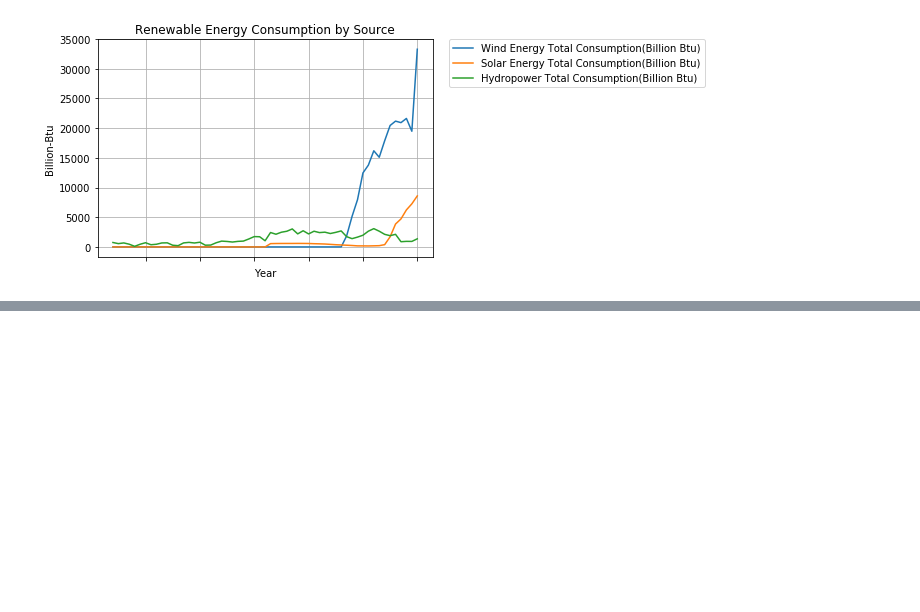
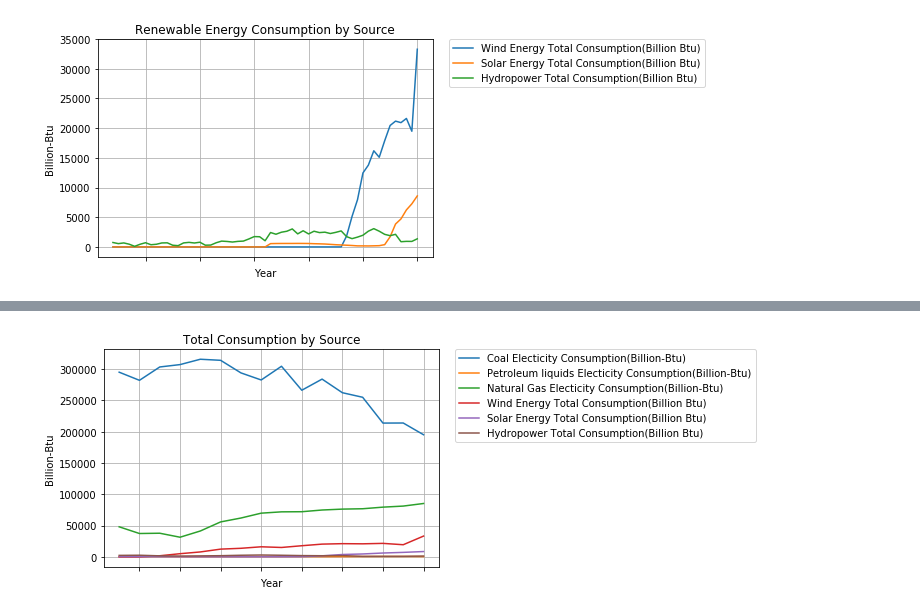
Before and after one commit to MTRaley52/Project_1, a Jupyter notebook: CleanenergyFile.ipynb, the cells around one changed output, grey strips where cells are left out. Saved outputs shown, nothing was run; the diff lists cells and outputs as text; code cells hidden in the pictures; blank space fills up the shorter version.

Commit message:
totals

```diff
--- a/CleanenergyFile.ipynb
+++ b/CleanenergyFile.ipynb
@@ -594,3 +594,7 @@ plt.grid(True)
 plt.show()
 # %% [output]
 [figure]
+# %%
+All_Consumption_data=[Coal_Electicity_Consu_df,Petroleum_Electicity_Consu_df,Natural_Gas_Consu_df,WC_df,SC_df,HP_df]
+Total_Consumption_table=reduce(lambda left,right: pd.merge(left,right,on='Year'), All_Consumption_data)
+Total_Consumption_table.head()
@@ -596,0 +608,10 @@ plt.show()
+# %%
+Total_Consumption_table.plot("Year",)
+plt.gca().invert_xaxis() #invert axes
+plt.legend(bbox_to_anchor=(1.05, 1), loc=2, borderaxespad=0.)
+plt.ylabel('Billion-Btu')
+plt.title('Total Consumption by Source')
+plt.grid(True)
+plt.show()
+# %% [output]
+[figure, added]
```
Also changed, not shown: parts of 2 cells of this notebook.
